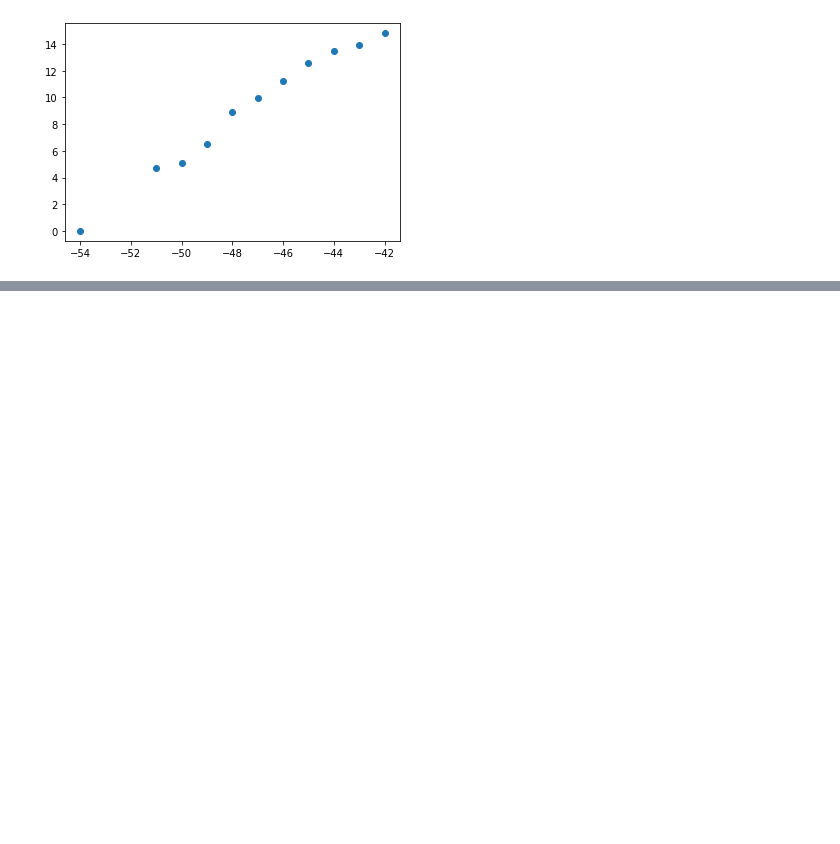
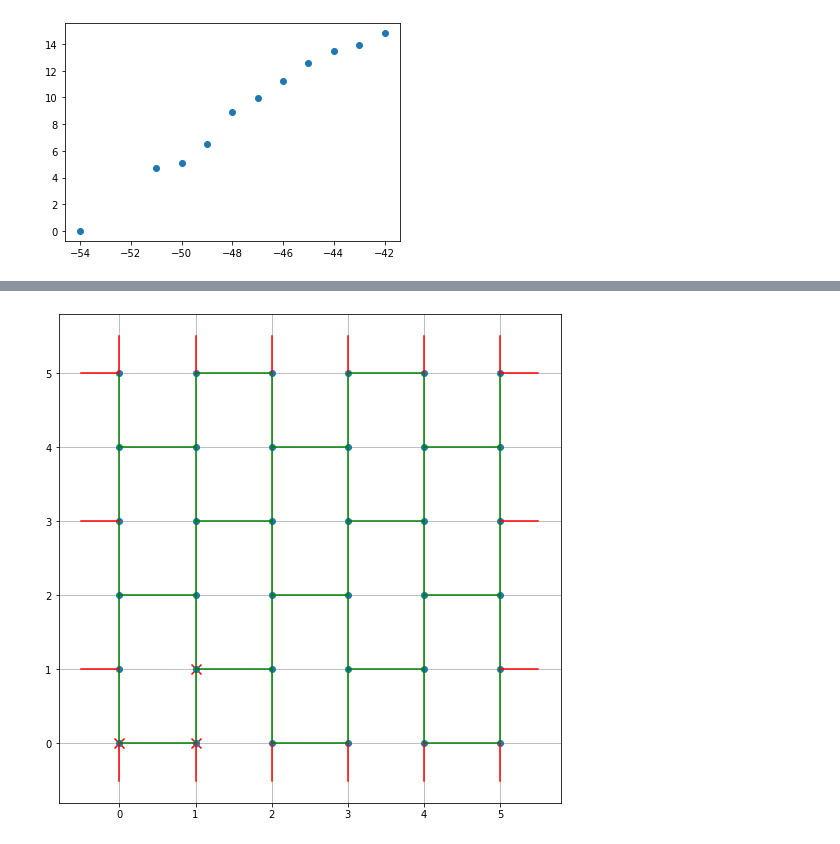
Before and after one commit to MarvelousLim/Potts20Simulation, a Jupyter notebook: Potts20Simulation/2DWanderingSolution.ipynb, the cells around one changed output, grey strips where cells are left out. Saved outputs shown, nothing was run; the diff lists cells and outputs as text; code cells hidden in the pictures; blank space fills up the shorter version.

```diff
--- a/Potts20Simulation/2DWanderingSolution.ipynb
+++ b/Potts20Simulation/2DWanderingSolution.ipynb
@@ -164,0 +236,46 @@ np.log(1.0 * 4**16) / np.log(2)
+# %%
+def get_data(L):
+    data = []
+    N = L * L
+    for j in range(N):
+        column = j % L
+        row = j // L
+        down = (j + L) % N
+        data.append((j, down))
+        if (row + column) % 2 == 0:
+            right = (j + 1) % L + L * row
+            data.append((j, right))
+    return data
+def get_coords(i, L):
+    return i % L, i // L
+def sign(x):
+    if x > 0:
+        return 1
+    else:
+        return -1
+def plot_line(pair, L):
+    i, j = pair
+    ix, iy = get_coords(i, L)
+    jx, jy = get_coords(j, L)
+    if ix in (0, L - 1) and jx in (0, L - 1) and ix != jx:
+        dx = ix - jx
+        plt.plot([ix, ix+sign(dx)/2], [iy, iy], c='r')
+        plt.plot([jx, jx-sign(dx)/2], [jy, jy], c='r')
+    elif iy in (0, L - 1) and jy in (0, L - 1) and iy != jy:
+        dy = iy - jy
+        plt.plot([ix, ix], [iy, iy+sign(dy)/2], c='r')
+        plt.plot([jx, jx], [jy, jy-sign(dy)/2], c='r')
+    else:
+        plt.plot([ix, jx], [iy, jy], c='g')
+
+data = get_data(L)
+plt.figure(figsize=(9, 9))
+plt.plot([i for i in range(0, L) for j in range(0, L)], [j for i in range(0, L) for j in range(0, L)], 'o')
+for pair in data:
+    plot_line(pair, L)
+points = [0, 1, 7]
+plt.scatter([get_coords(i, L)[0] for i in points], [get_coords(i, L)[1] for i in points], marker='x', s=100, c='r')
+plt.grid()
+plt.show()
+# %% [output]
+[figure, added]
```
Also changed, not shown: parts of 10 cells of this notebook, 7 other files.
